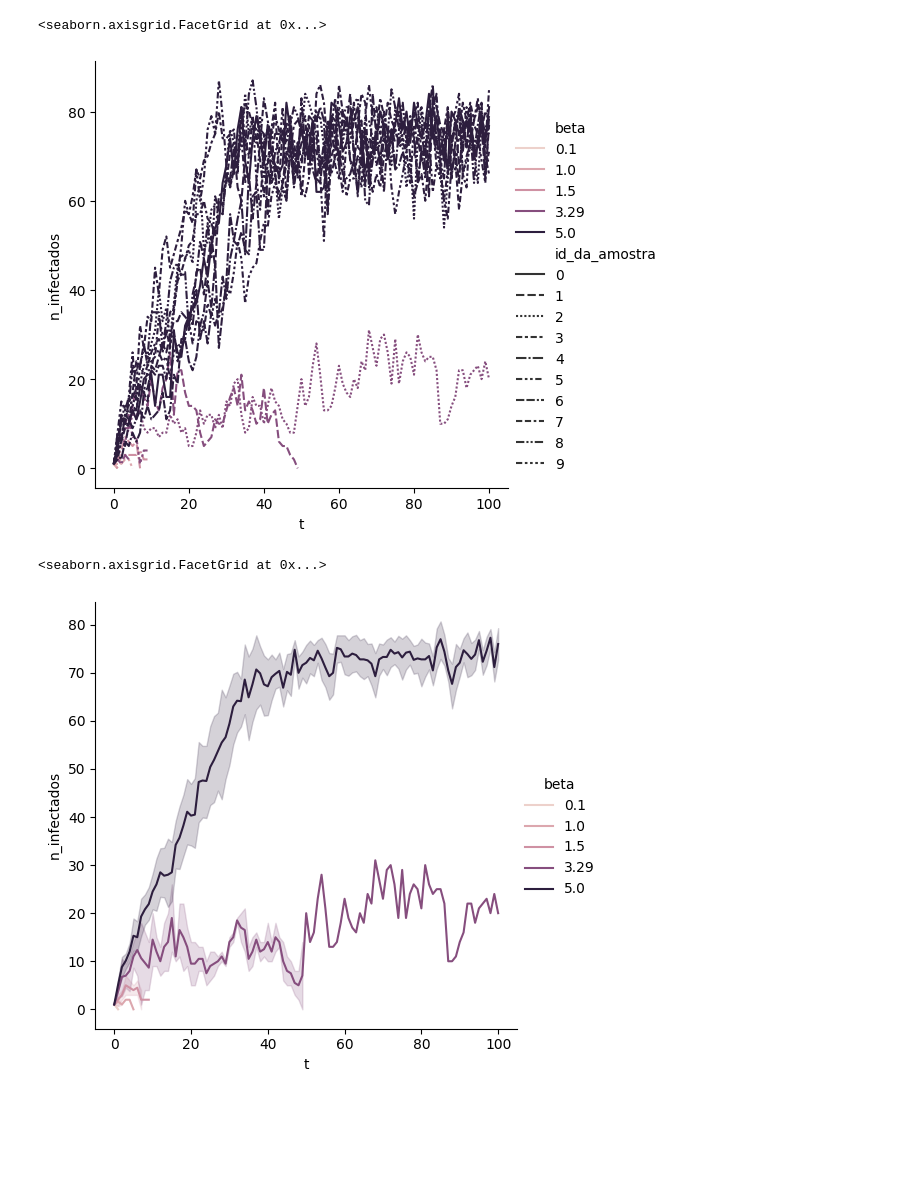
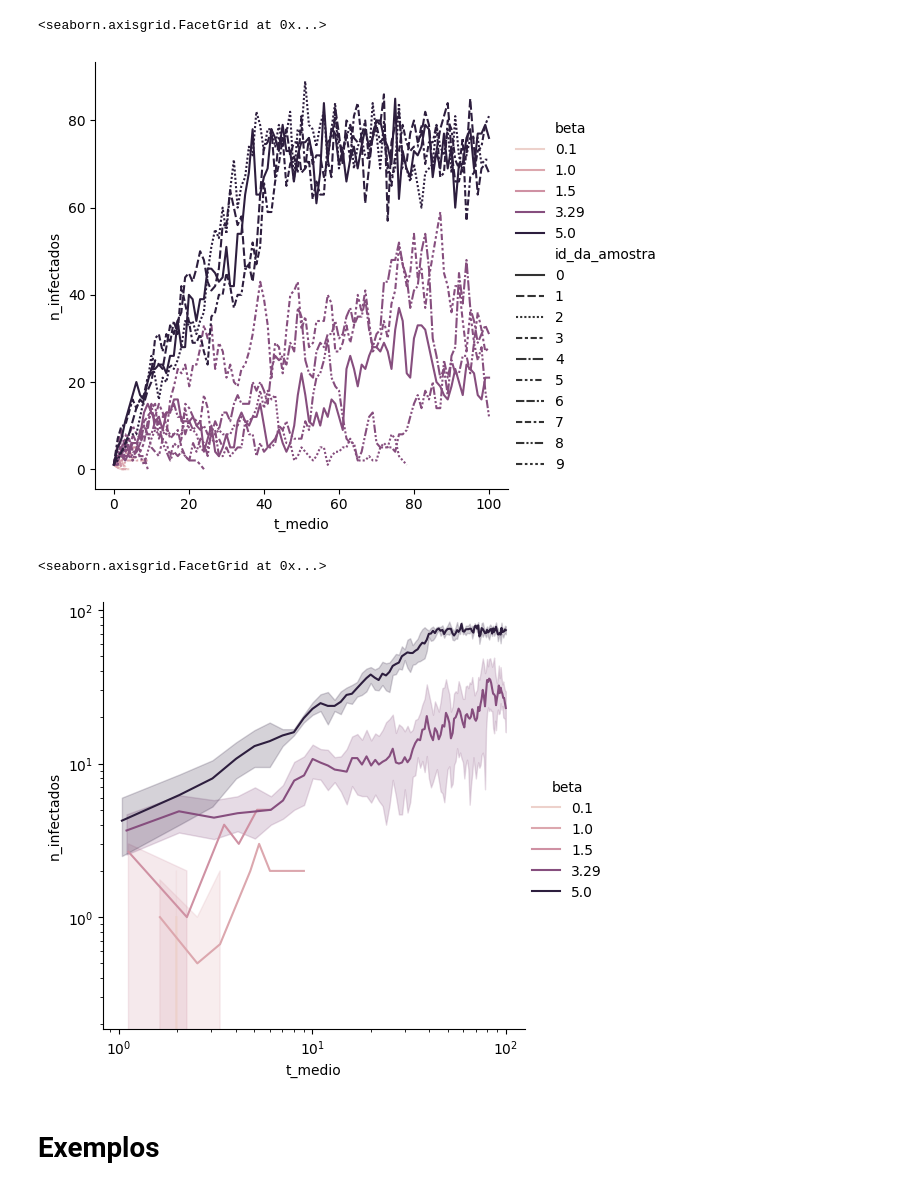
Before and after one commit to AtilioFPedroni/Pc__Gillespie, a Jupyter notebook: PC_temporal.ipynb, the cells around one changed output. Saved outputs shown, nothing was run; the diff lists cells and outputs as text; code cells hidden in the pictures; blank space fills up the shorter version.

```diff
--- a/PC_temporal.ipynb
+++ b/PC_temporal.ipynb
@@ -24,7 +24,8 @@ def processo_contato(g, lista_inicial_de_infectados, beta, mu, tf):
     tempo_atual = 0.0
     auxiliar_inteiro_do_tempo_atual = 0
 
-    t = [tempo_atual] # esse tempo agora vai ser de 1 em 1
+    t_real = [tempo_atual]
+    t_inteiro = [tempo_atual] # esse tempo agora vai ser de 1 em 1
     n_infectados = [len(infectados)] # aqui respectivamente
     auxiliar_inteiro_do_tempo_atual += 1
 
@@ -71,11 +72,12 @@ def processo_contato(g, lista_inicial_de_infectados, beta, mu, tf):
             # caso contrário, nada é feito de diferente
 
         while tempo_atual >= auxiliar_inteiro_do_tempo_atual: # apenas para contabilizar os casos raros que podem acontecer de passos maiores que a unidade (dt > 1)
-            t.append(auxiliar_inteiro_do_tempo_atual)
+            t_inteiro.append(auxiliar_inteiro_do_tempo_atual)
+            t_real.append(tempo_atual)
             n_infectados.append(n_infectados_atual)
             auxiliar_inteiro_do_tempo_atual += 1
 
-    return t, n_infectados # sequencia dos tempos t e números de infectados em cada tempo, contínuo
+    return t_inteiro, t_real, n_infectados # sequencia dos tempos t e números de infectados em cada tempo, contínuo
 # %%
 #%%timeit -n 1 -r 1
 def simulacao_1D(n, betas, mu=1.0, tf = 100, ni=1, n_amostras=1):
@@ -87,9 +89,9 @@ def simulacao_1D(n, betas, mu=1.0, tf = 100, ni=1, n_amostras=1):
         results[beta] = []
         for id_da_amostra in range(n_amostras):
             lista_de_infectados_inicial = rng.choice(G.nodes(), size=ni).tolist()
-            t, n_infectados = processo_contato(G, lista_de_infectados_inicial, beta, mu, tf)
+            t_inteiro, t_real, n_infectados = processo_contato(G, lista_de_infectados_inicial, beta, mu, tf)
 
-            df = pd.DataFrame({'t': t, 'n_infectados': n_infectados})
+            df = pd.DataFrame({'t_inteiro': t_inteiro, 't_real' : t_real, 'n_infectados': n_infectados})
             df['beta'] = beta
             df['id_da_amostra'] = id_da_amostra
 
@@ -125,0 +130,3 @@ results
+# %%
+results['t_medio'] = results.groupby(['beta', 't_inteiro'])['t_real'].transform('mean') # faz a mesma coisa, porém replicando o valor para as linhas agrupadas
+results.sort_values(by=['beta','t_inteiro'])
@@ -126,10 +147,14 @@ results
 # %%
-sns.relplot(data=results, x='t', y='n_infectados', hue='beta', style='id_da_amostra', kind='line')
+sns.relplot(data=results, x='t_medio', y='n_infectados', hue='beta', style='id_da_amostra', kind='line')
 # %% [output]
 <seaborn.axisgrid.FacetGrid at 0x...>
-[figure, old version]
+[figure, new version]
 # %%
-sns.relplot(data=results, x='t', y='n_infectados', hue='beta', kind='line')
+g = sns.relplot(data=results[results['t_medio'] > 0.0], x='t_medio', y='n_infectados', hue='beta', kind='line', markers=True)
+g.set(xscale="log")
+g.set(yscale="log")
 # %% [output]
 <seaborn.axisgrid.FacetGrid at 0x...>
-[figure, old version]
+[figure, new version]
+# %% [markdown]
+# Exemplos
```
Also changed, not shown: parts of 6 cells of this notebook.
